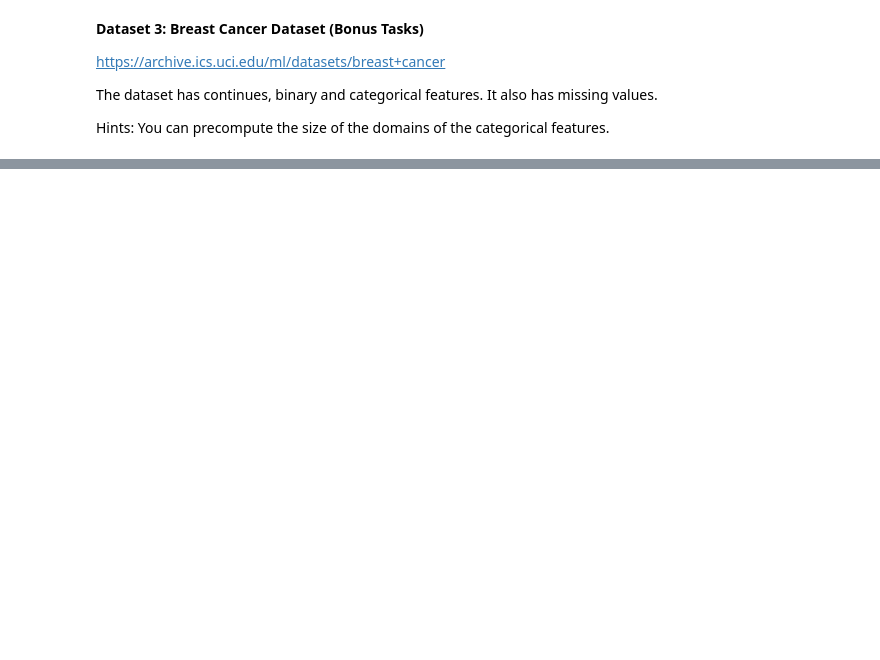
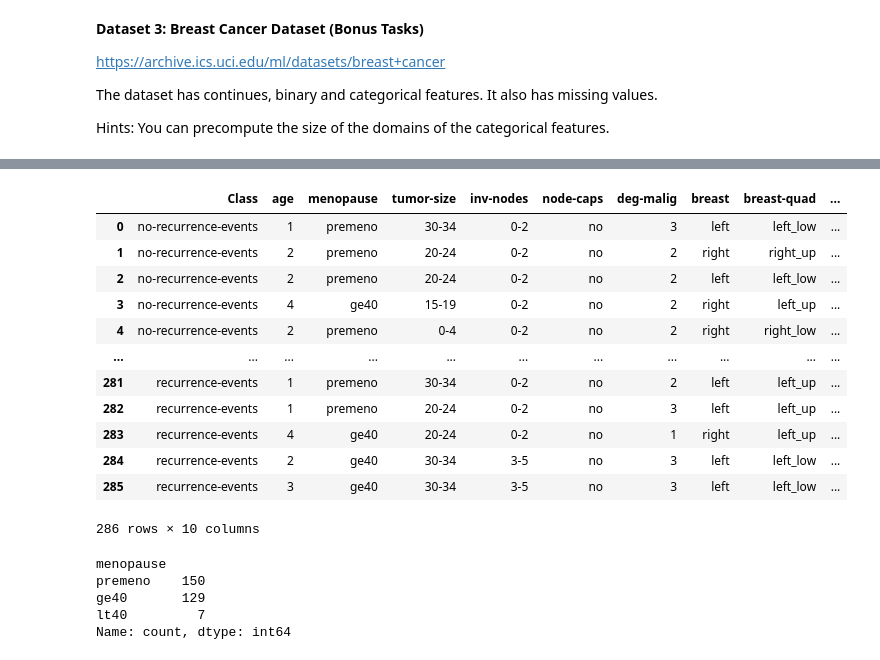
Before and after one commit to dastuzh/FDS25-T043, a Jupyter notebook: Practical 2/Practical2_skeleton_olat.ipynb, the cells around one changed output, grey strips where cells are left out. Saved outputs shown, nothing was run; the diff lists cells and outputs as text; code cells hidden in the pictures; blank space fills up the shorter version.

```diff
--- a/Practical 2/Practical2_skeleton_olat.ipynb
+++ b/Practical 2/Practical2_skeleton_olat.ipynb
@@ -547,0 +621,5 @@ memory usage: 22.5+ KB
+# %%
+cancer.replace('?', np.nan, inplace=True)
+# %%
+for col in ['menopause', 'breast', 'breast-quad', 'node-caps', 'irradiat', 'age', 'tumor-size', 'inv-nodes']:
+    cancer[col] = cancer[col].fillna(cancer[col].mode()[0])
@@ -547,0 +637,26 @@ memory usage: 22.5+ KB
+# %%
+cancer["age"] = cancer["age"].map({"20-29":0, "30-39":1, "40-49": 2, "50-59":3, "60-69": 4, "70-79":5})
+# %%
+cancer
+# %% [output]
+|  | Class | age | menopause | tumor-size | inv-nodes | node-caps | deg-malig | breast | breast-quad | ... |
+| 0 | no-recurrence-events | 1 | premeno | 30-34 | 0-2 | no | 3 | left | left_low | ... |
+| 1 | no-recurrence-events | 2 | premeno | 20-24 | 0-2 | no | 2 | right | right_up | ... |
+| 2 | no-recurrence-events | 2 | premeno | 20-24 | 0-2 | no | 2 | left | left_low | ... |
+| 3 | no-recurrence-events | 4 | ge40 | 15-19 | 0-2 | no | 2 | right | left_up | ... |
+| 4 | no-recurrence-events | 2 | premeno | 0-4 | 0-2 | no | 2 | right | right_low | ... |
+| ... | ... | ... | ... | ... | ... | ... | ... | ... | ... | ... |
+| 281 | recurrence-events | 1 | premeno | 30-34 | 0-2 | no | 2 | left | left_up | ... |
+| 282 | recurrence-events | 1 | premeno | 20-24 | 0-2 | no | 3 | left | left_up | ... |
+| 283 | recurrence-events | 4 | ge40 | 20-24 | 0-2 | no | 1 | right | left_up | ... |
+| 284 | recurrence-events | 2 | ge40 | 30-34 | 3-5 | no | 3 | left | left_low | ... |
+| 285 | recurrence-events | 3 | ge40 | 30-34 | 3-5 | no | 3 | left | left_low | ... |
+286 rows × 10 columns
+# %%
+cancer["menopause"].value_counts()
+# %% [output]
+menopause
+premeno    150
+ge40       129
+lt40         7
+Name: count, dtype: int64
```
Also changed, not shown: parts of 26 cells of this notebook.
